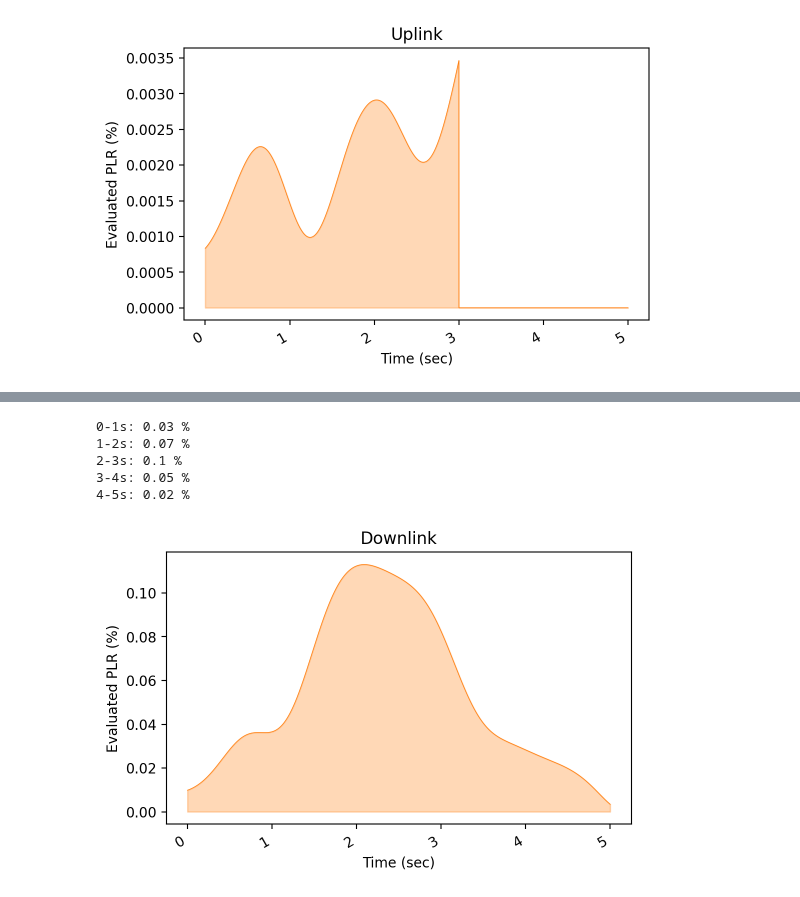
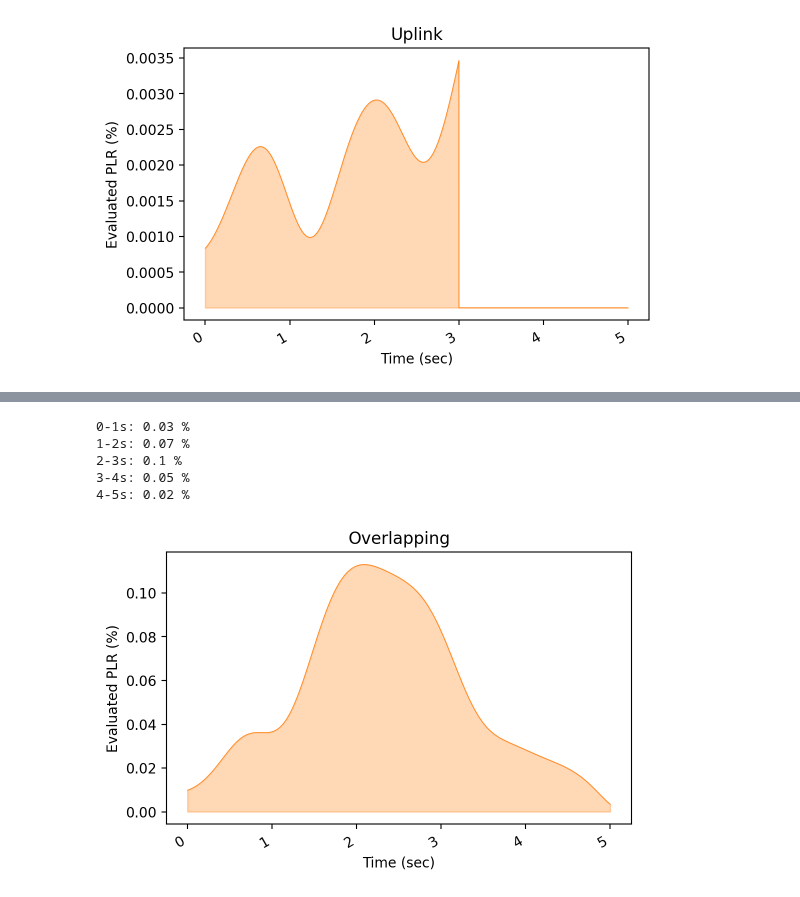
Before and after one commit to mollyy0514/wmnl-handoff-research, a Jupyter notebook: analysis/2023-05-31/evaluate_plr.ipynb, the cells around one changed output, grey strips where cells are left out. Drawn from its saved outputs; the diff is of its cells as text; code cells hidden in the pictures.

```diff
--- a/analysis/2023-05-31/evaluate_plr.ipynb
+++ b/analysis/2023-05-31/evaluate_plr.ipynb
@@ -194,0 +251,21 @@ plt.show()
+# %%
+SPR = 5000
+duration = 5 # seconds; 1,000 samples per second
+x = [s/SPR for s in list(range(1, 5*SPR+1))]
+
+y = poly_approx(x, 'NR_HO', center=1, mode='dl')
+# y2 = poly_approx(x, 'RLF', center=3, mode='dl')
+# y = [s1*s2/100 for (s1, s2) in zip(y1, y2)]
+# y = [s if s <= 100 else 100 for s in y]
+
+for i in range(duration):
+    print(f'{i}-{i+1}s:', round(np.mean(y[i*SPR:(i+1)*SPR]), 2), '%')
+
+fig, ax = plt.subplots(figsize=(6, 4))
+ax.plot(x, y, '-', c='tab:orange', lw=0.5)
+ax.fill_between(x, y, color='tab:orange', alpha=0.3)
+ax.set_xlabel('Time (sec)')
+ax.set_ylabel('Evaluated PLR (%)')
+ax.set_title('NR HO')
+plt.gcf().autofmt_xdate()
+plt.show()
@@ -194,0 +279,21 @@ plt.show()
+# %%
+SPR = 5000
+duration = 5 # seconds; 1,000 samples per second
+x = [s/SPR for s in list(range(1, 5*SPR+1))]
+
+# y1 = poly_approx(x, 'NR_HO', center=1, mode='dl')
+y = poly_approx(x, 'RLF', center=3, mode='dl')
+# y = [s1*s2/100 for (s1, s2) in zip(y1, y2)]
+# y = [s if s <= 100 else 100 for s in y]
+
+for i in range(duration):
+    print(f'{i}-{i+1}s:', round(np.mean(y[i*SPR:(i+1)*SPR]), 2), '%')
+
+fig, ax = plt.subplots(figsize=(6, 4))
+ax.plot(x, y, '-', c='tab:orange', lw=0.5)
+ax.fill_between(x, y, color='tab:orange', alpha=0.3)
+ax.set_xlabel('Time (sec)')
+ax.set_ylabel('Evaluated PLR (%)')
+ax.set_title('RLF')
+plt.gcf().autofmt_xdate()
+plt.show()
@@ -195,31 +307,31 @@ plt.show()
 # %%
 SPR = 5000
 duration = 5 # seconds; 1,000 samples per second
 x = [s/SPR for s in list(range(1, 5*SPR+1))]
 
 y1 = poly_approx(x, 'NR_HO', center=1, mode='dl')
 y2 = poly_approx(x, 'RLF', center=3, mode='dl')
 y = [s1*s2/100 for (s1, s2) in zip(y1, y2)]
 # y = [s if s <= 100 else 100 for s in y]
 
 for i in range(duration):
     print(f'{i}-{i+1}s:', round(np.mean(y[i*SPR:(i+1)*SPR]), 2), '%')
 
 fig, ax = plt.subplots(figsize=(6, 4))
 ax.plot(x, y, '-', c='tab:orange', lw=0.5)
 ax.fill_between(x, y, color='tab:orange', alpha=0.3)
 ax.set_xlabel('Time (sec)')
 ax.set_ylabel('Evaluated PLR (%)')
-ax.set_title('Downlink')
+ax.set_title('Overlapping')
 plt.gcf().autofmt_xdate()
 plt.show()
 # %% [output]
 0-1s: 0.03 %
 1-2s: 0.07 %
 2-3s: 0.1 %
 3-4s: 0.05 %
 4-5s: 0.02 %
-[figure, old version]
+[figure, new version]
 # %%
 from collections import namedtuple
 import numpy as np
```
Also changed, not shown: parts of 5 cells of this notebook, 9 other files.
